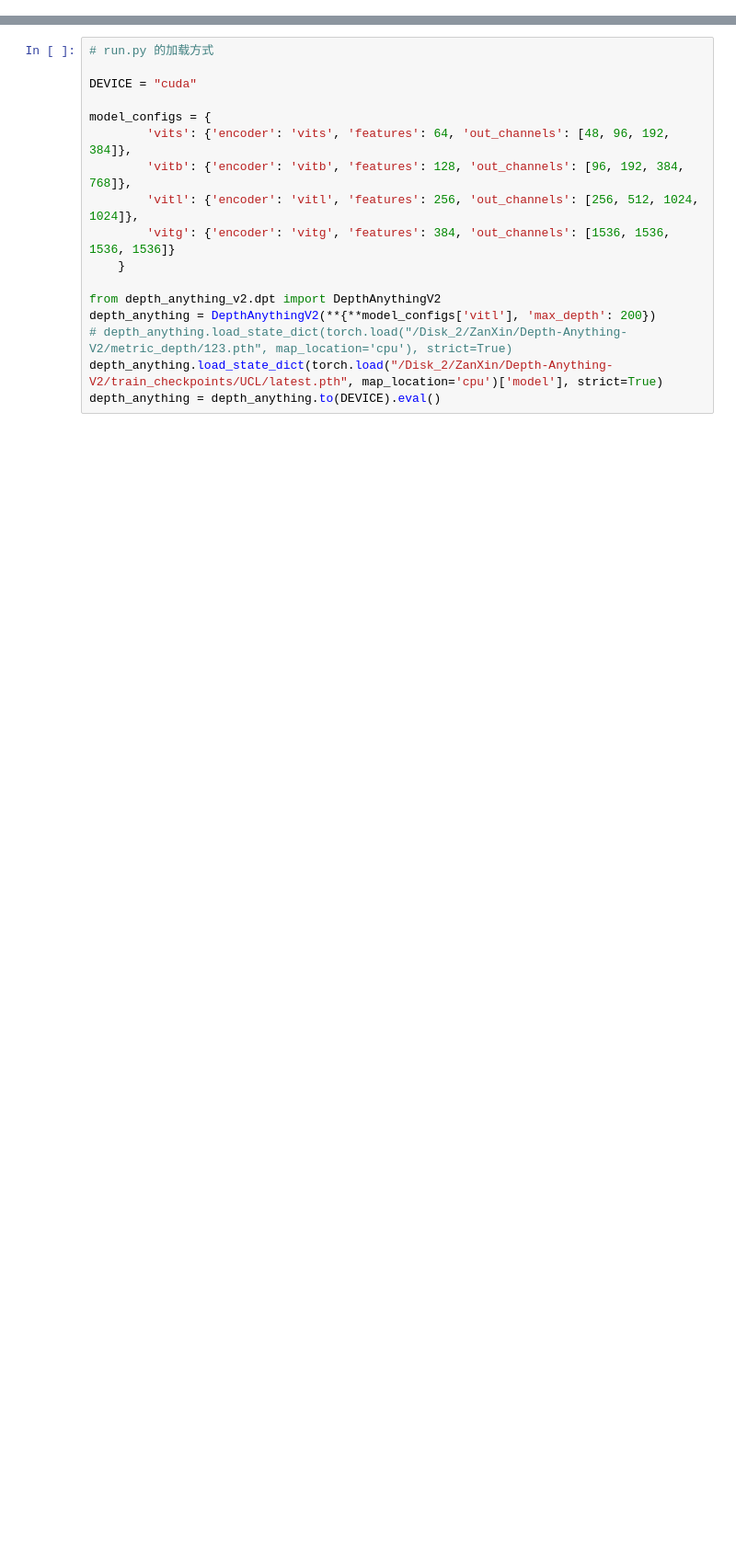
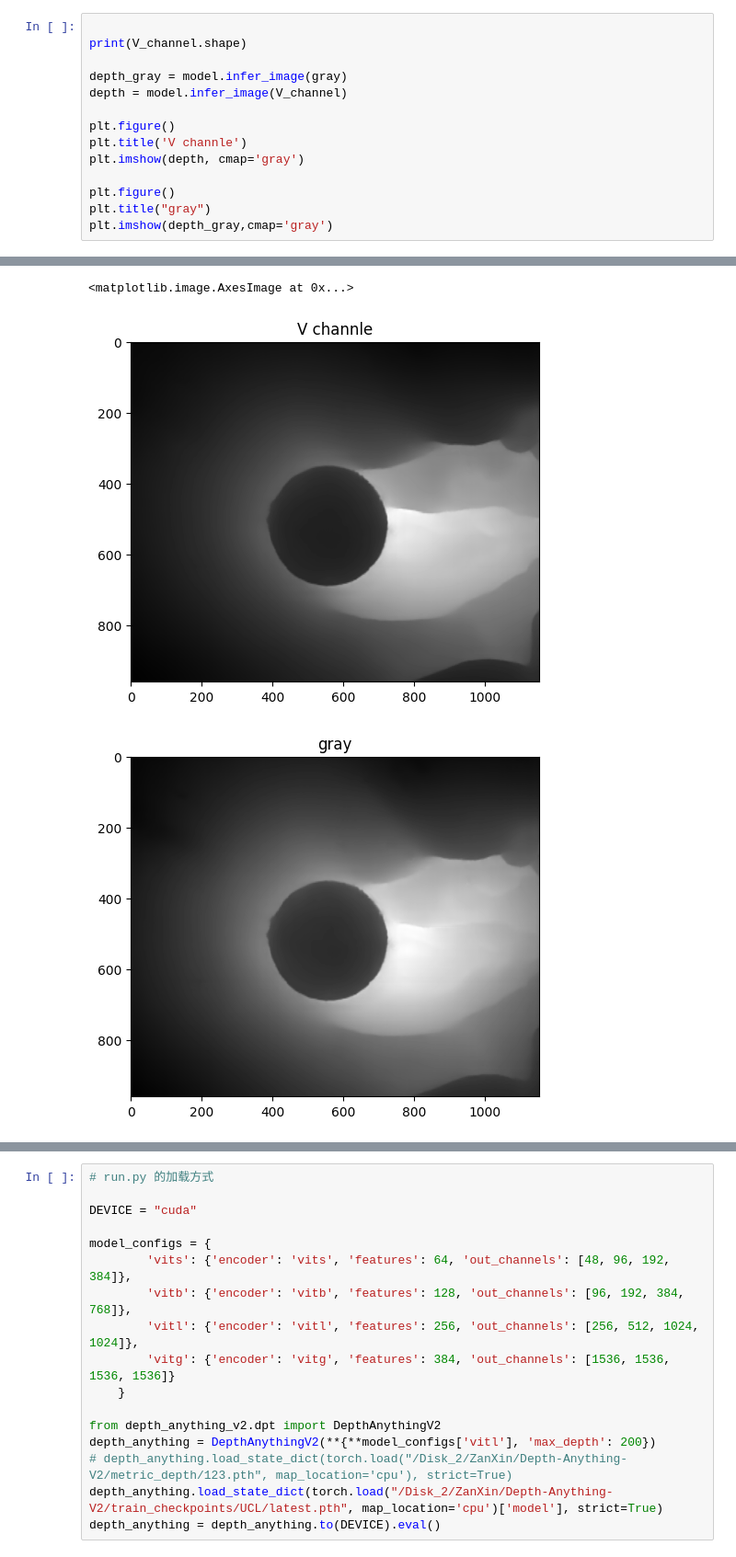
Before and after one commit to isJHan/Depth-Anything-V2, a Jupyter notebook: metric_depth/check.ipynb, the cells around one changed output, grey strips where cells are left out. Shown at 92% size. Drawn from its saved outputs; the diff is of its cells as text; blank space fills up the shorter version.

```diff
--- a/metric_depth/check.ipynb
+++ b/metric_depth/check.ipynb
@@ -49,0 +109,15 @@ ABS REL: 0.3476984177625258
+# %%
+
+print(V_channel.shape)
+
+depth_gray = model.infer_image(gray)
+depth = model.infer_image(V_channel)
+
+plt.figure()
+plt.title('V channle')
+plt.imshow(depth, cmap='gray')
+
+plt.figure()
+plt.title("gray")
+plt.imshow(depth_gray,cmap='gray')
+# %% [output]
@@ -49,0 +125,3 @@ ABS REL: 0.3476984177625258
+<matplotlib.image.AxesImage at 0x...>
+[figure, added]
+[figure, added]
```
Also changed, not shown: parts of 13 cells of this notebook, 2 other files.
